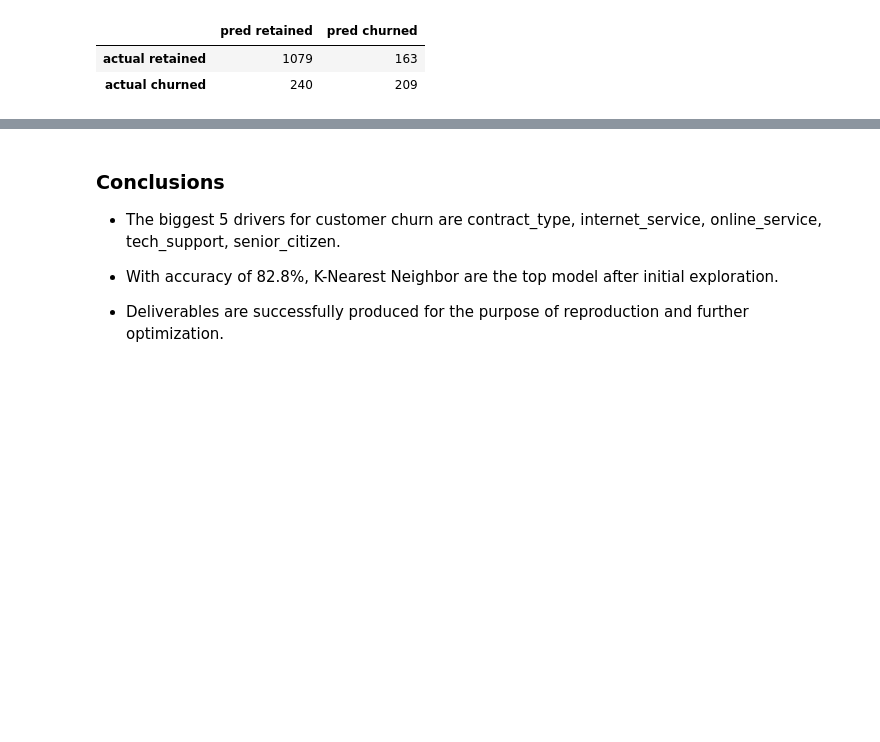
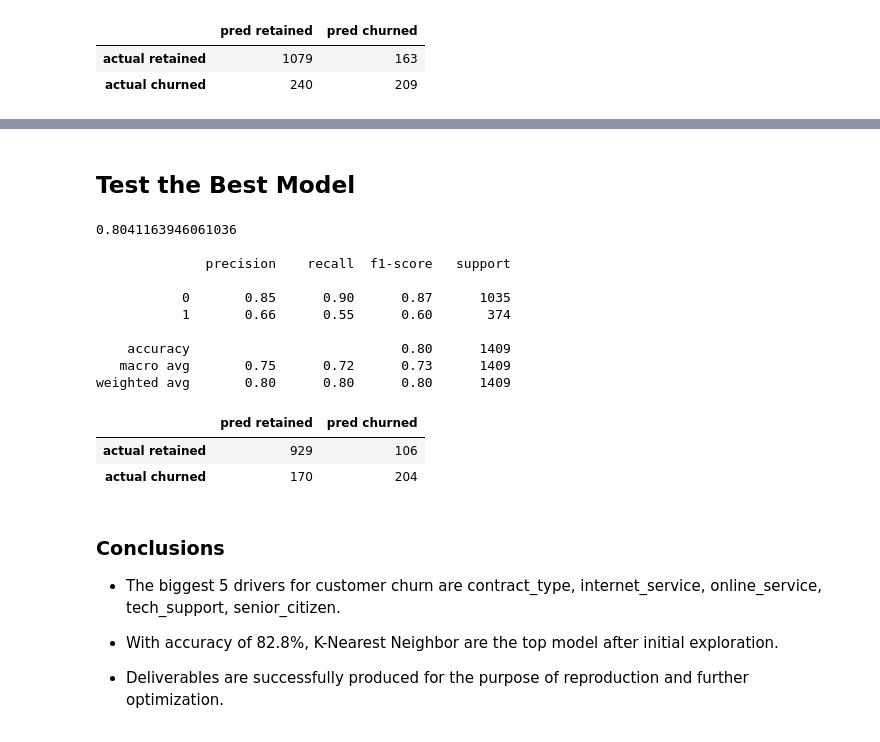
Before and after one commit to Yongliang-Shi/classification-project, a Jupyter notebook: report.ipynb, the cells around one changed output, grey strips where cells are left out. Cells and saved outputs as stored; diff of their text form; code cells hidden in the pictures; blank space fills up the shorter version.

```diff
--- a/report.ipynb
+++ b/report.ipynb
@@ -1150,3 +1043,34 @@ df_predict.to_csv('prediction.csv')
+# %% [markdown]
+## Test the Best Model
+# %%
+# Evaluate accuracy and recall using validate dataset
+
+test_acc = logit.score(X_test, y_test)
+print(test_acc, "\n")
+
+y_pred_test = logit.predict(X_test)
+print(classification_report(y_test, y_pred_test), '\n')
+
+# Print the confusion matrix
+matrix = confusion_matrix(y_test, y_pred_test)
+matrix = pd.DataFrame(matrix,
+                      index=['actual retained', 'actual churned'],
+                      columns=['pred retained', 'pred churned'])
+matrix
+# %% [output]
+0.8041163946061036
+
+              precision    recall  f1-score   support
+
+           0       0.85      0.90      0.87      1035
+           1       0.66      0.55      0.60       374
+
+    accuracy                           0.80      1409
+   macro avg       0.75      0.72      0.73      1409
+weighted avg       0.80      0.80      0.80      1409
+|  | pred retained | pred churned |
+| actual retained | 929 | 106 |
+| actual churned | 170 | 204 |
 # %% [markdown]
 ### Conclusions
 
```
Also changed, not shown: parts of 16 cells of this notebook.
